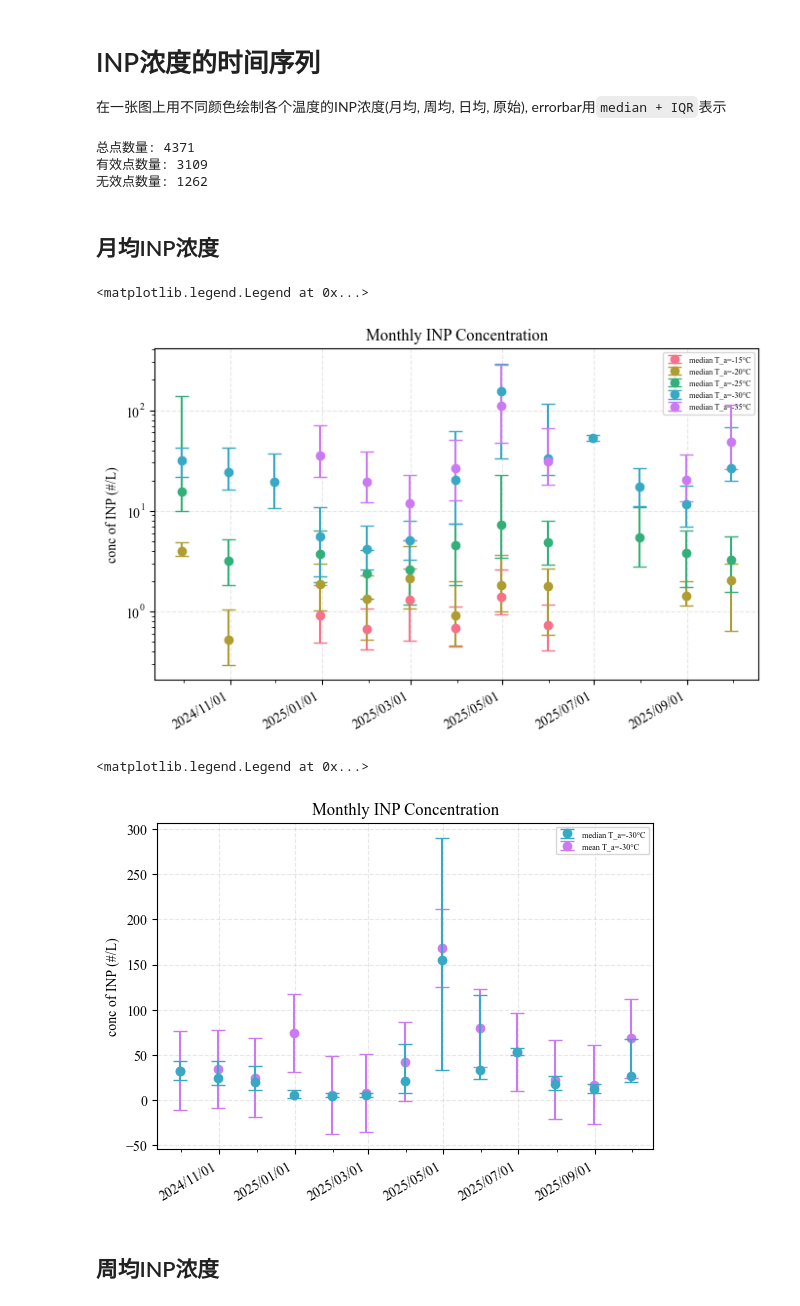
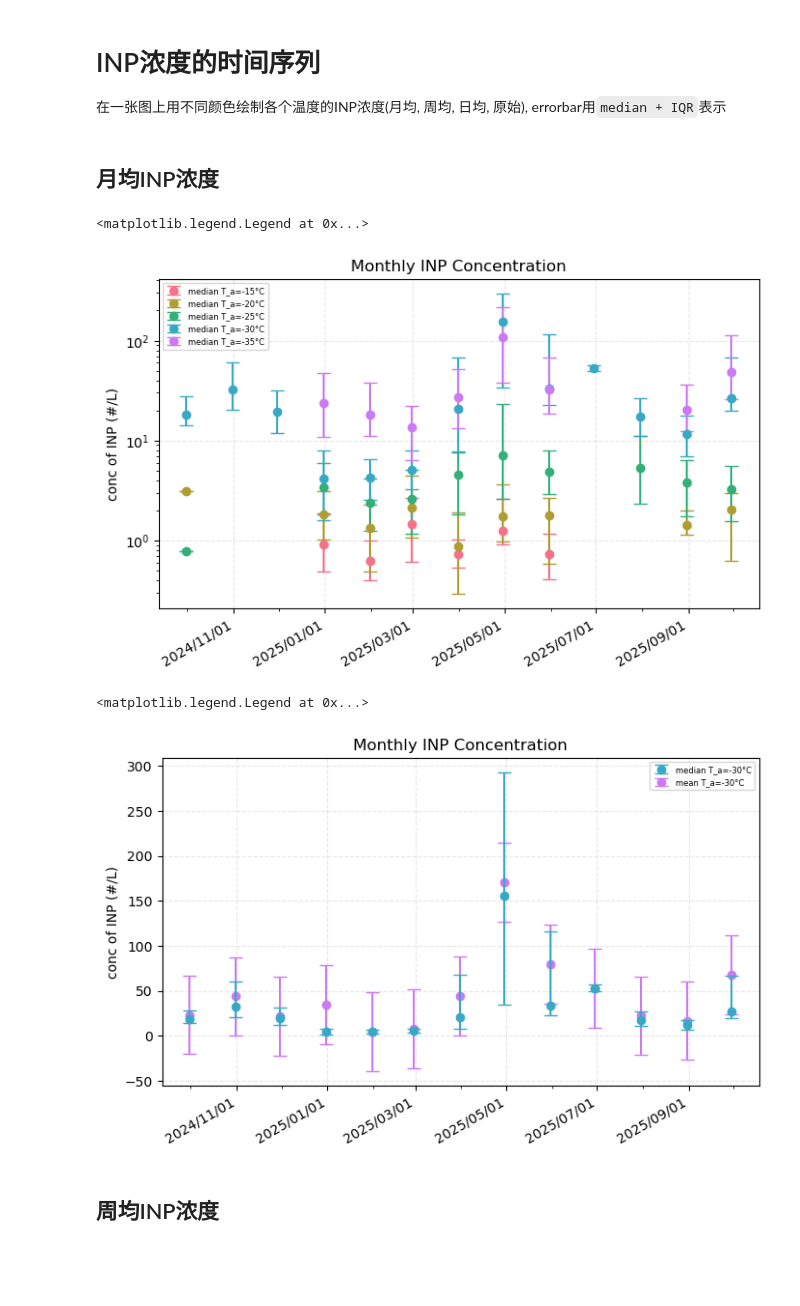
Before and after one commit to ReedFu/master0_2025, a Jupyter notebook: Lanzhou_cfdc/Time_series.ipynb, the cells around one changed output. Cells and saved outputs as stored; diff of their text form; code cells hidden in the pictures; blank space fills up the shorter version.

Commit message:
Change the data used here

```diff
--- a/Lanzhou_cfdc/Time_series.ipynb
+++ b/Lanzhou_cfdc/Time_series.ipynb
@@ -9,40 +9,10 @@ import matplotlib.pyplot as plt
 import matplotlib.dates as mdates
 import seaborn as sns
 from scipy.optimize import curve_fit
-# %%
-# 数据读取与预处理
-df = pd.read_csv(r'D:\Coding\master0_2025\Lanzhou_cfdc\N_INP(202409-202509)v2.0.csv')
-## 将日期设为索引
-df['Date'] = pd.to_datetime(df['Date'])
-df = df.set_index('Date')
-## 增加1列
-def activation_temperature(temp: pd.Series):
-    if abs(temp - (-15)) < 2.5:
-        return -15
-    elif abs(temp - (-20)) < 2.5:
-        return -20
-    elif abs(temp - (-25)) < 2.5:
-        return -25
-    elif abs(temp - (-30)) < 2.5:
-        return -30
-    elif abs(temp - (-35)) < 2.5:
-        return -35
-    else:
-        return np.nan
-df['T_a(°C)'] = df['T_inp(°C)'].apply(activation_temperature)
-## 解决不显示的问题：中文设置为宋体格式
-plt.rcParams['font.family'] = ["Times New Roman", 'SimSun']
-## 数据预处理（质量控制）
-#df_selected = df[df['N_inp_net(#/L)'] > 0]
-df_selected = df[df['N_inp_net(#/L)'] > 0.1]
-df_selected = df_selected[df_selected['SS_w'] > 4]# 师兄认为需要剔除 SS_w<4 的数据
-print(f"总点数量: {df.shape[0]}")
-print(f"有效点数量: {df_selected.shape[0]}")
-print(f"无效点数量: {df.shape[0] - df_selected.shape[0]}")
-# %% [output]
-总点数量: 4371
-有效点数量: 3109
-无效点数量: 1262
+# %%
+df = pd.read_csv(r"D:\Coding\Data\Lanzhou_cfdc\processed\N_INP(202409-202509)v2.3.csv")
+df['Date'] = pd.to_datetime(df['Date'])
+df = df.set_index('Date')
 # %%
 def is_extreme(series):
     lower_bound = series.quantile(0.01)
@@ -67,11 +37,8 @@ fig, ax = plt.subplots(figsize=(8, 5))
 for i, temp in enumerate(TEMPERATURE):
     # 数据质控
     df_temp = df[df['T_a(°C)'] == temp]
-    df_selected = df_temp[df_temp.index >= '2024-09-17']# 数据从9月17日开始取(事实上, 在9月16日测试仪器后, 24日才开始有数据)
-    df_selected = df_selected[df_selected['N_inp_net(#/L)'] > 0.1]
-    df_selected = df_selected[df_selected['SS_w'] > 4]# 师兄认为需要剔除 SS_w<4 的数据
 
-    conc_inp = df_selected['N_inp_net(#/L)']
+    conc_inp = df_temp['N_inp_net(#/L)']
     conc_inp_month = conc_inp.resample('ME').mean()
     conc_inp_month_median = conc_inp.resample('ME').median()
     q1 = conc_inp.resample('ME').quantile(0.25)
@@ -94,7 +61,7 @@ ax.grid(alpha=0.3, linestyle='--')
 ax.legend(fontsize=6)
 # %% [output]
 <matplotlib.legend.Legend at 0x...>
-[figure, old version]
+[figure, new version]
 # %%
 # 月均INP浓度, errorbar分别用`mean + std`和`median + IQR`表示, 对比差异
 
@@ -103,39 +70,36 @@ colors = sns.color_palette("husl", len(TEMPERATURE))
 fig, ax = plt.subplots(figsize=(8, 5))
 for i, temp in enumerate(TEMPERATURE):
     df_temp = df[df['T_a(°C)'] == temp]
-    df_selected = df_temp[df_temp.index >= '2024-09-17']# 数据从9月17日开始取(事实上, 在9月16日测试仪器后, 24日才开始有数据)
-    df_selected = df_selected[df_selected['N_inp_net(#/L)'] > 0.1]
-    df_selected = df_selected[df_selected['SS_w'] > 4]# 师兄认为需要剔除 SS_w<4 的数据
 
-    conc_inp = df_selected['N_inp_net(#/L)']
+    conc_inp = df_temp['N_inp_net(#/L)']
     conc_inp_month = conc_inp.resample('ME').mean()
     conc_inp_month_median = conc_inp.resample('ME').median()
     q1 = conc_inp.resample('ME').quantile(0.25)
     q3 = conc_inp.resample('ME').quantile(0.75)
     lower_error = conc_inp_month_median - q1
     upper_error = q3 - conc_inp_month_median
 
     if temp == -30:
         ax.errorbar(conc_inp_month_median.index, conc_inp_month_median.values,
                 yerr=[lower_error, upper_error], fmt='o', color=colors[i], capsize=5, label=f'median T_a={temp}°C', zorder=10)# 使用1/4分位数和3/4分位数作为标准差
         ax.errorbar(conc_inp_month.index, conc_inp_month.values,
                 yerr=conc_inp_month.std(), fmt='o', color=colors[i+1], capsize=5, label=f'mean T_a={temp}°C')
 
 
 #ax.xaxis.set_major_locator(mdates.DayLocator(interval=15))
 ax.xaxis.set_minor_locator(mdates.MonthLocator(interval=1))
 ax.xaxis.set_major_formatter(mdates.DateFormatter("%Y/%m/%d"))
 fig.autofmt_xdate()   # 自动旋转日期标签
 
 ax.set_ylabel('conc of INP (#/L)')
 #ax.set_yscale('log')
 
 ax.set_title('Monthly INP Concentration')
 ax.grid(alpha=0.3, linestyle='--')
 ax.legend(fontsize=6)
 # %% [output]
 <matplotlib.legend.Legend at 0x...>
-[figure, old version]
+[figure, new version]
 # %% [markdown]
 ## 周均INP浓度
 # %%
```
Also changed, not shown: parts of 4 cells of this notebook.
